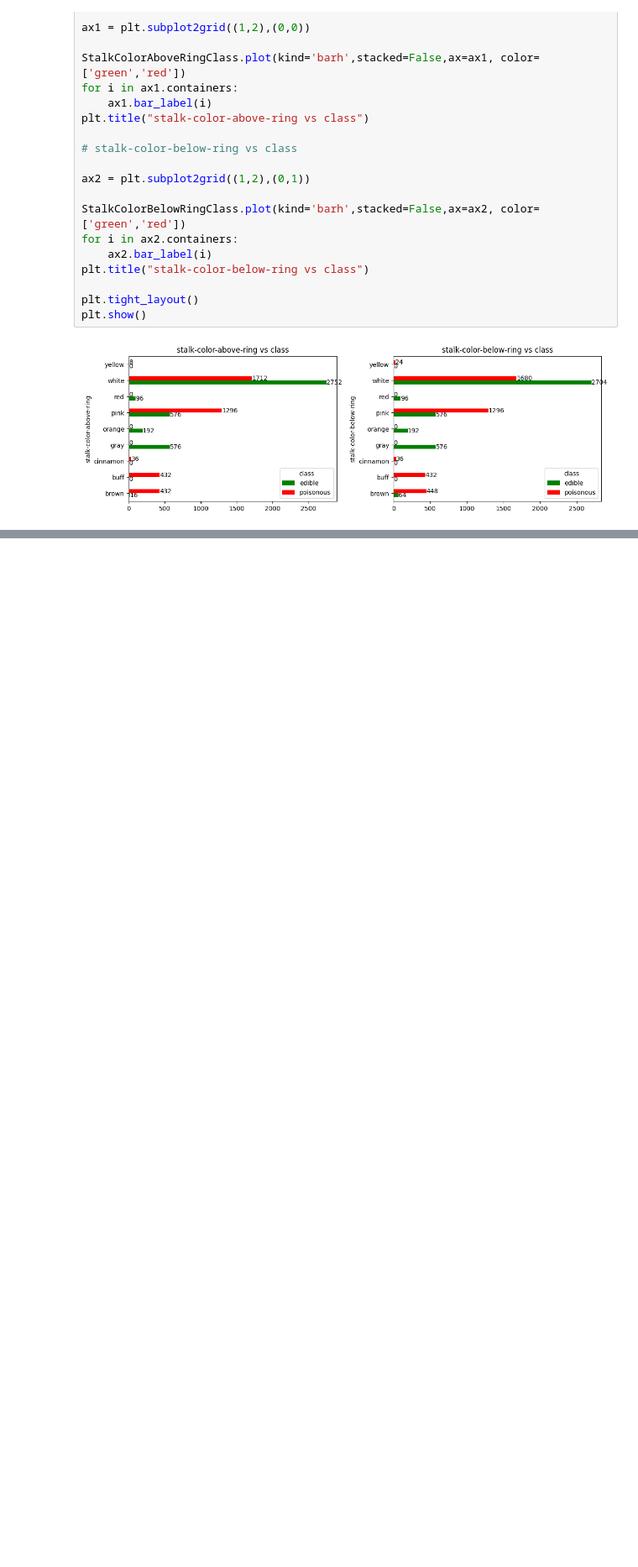
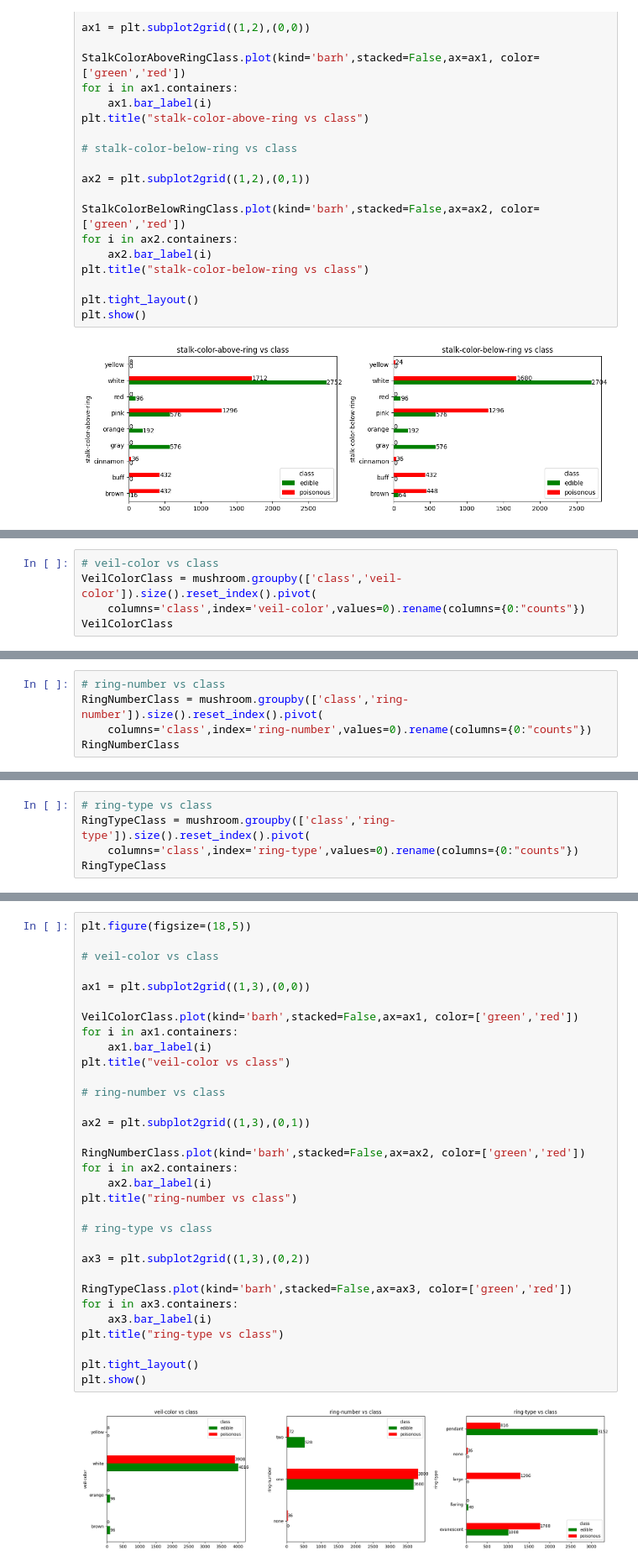
Before and after one commit to Akshay-Paunikar/iNeuron_Mushroom_Classification, a Jupyter notebook: mushroom/notebook/mushroom_EDA.ipynb, the cells around one changed output, grey strips where cells are left out. Shown at 84% size. Drawn from its saved outputs; the diff is of its cells as text; blank space fills up the shorter version.

```diff
--- a/mushroom/notebook/mushroom_EDA.ipynb
+++ b/mushroom/notebook/mushroom_EDA.ipynb
@@ -1019,0 +1008,5 @@ plt.show()
+# %%
+# veil-color vs class
+VeilColorClass = mushroom.groupby(['class','veil-color']).size().reset_index().pivot(
+    columns='class',index='veil-color',values=0).rename(columns={0:"counts"})
+VeilColorClass
@@ -1019,0 +1020,5 @@ plt.show()
+# %%
+# ring-number vs class
+RingNumberClass = mushroom.groupby(['class','ring-number']).size().reset_index().pivot(
+    columns='class',index='ring-number',values=0).rename(columns={0:"counts"})
+RingNumberClass
@@ -1019,0 +1031,5 @@ plt.show()
+# %%
+# ring-type vs class
+RingTypeClass = mushroom.groupby(['class','ring-type']).size().reset_index().pivot(
+    columns='class',index='ring-type',values=0).rename(columns={0:"counts"})
+RingTypeClass
@@ -1019,0 +1044,34 @@ plt.show()
+# %%
+plt.figure(figsize=(18,5))
+
+# veil-color vs class
+
+ax1 = plt.subplot2grid((1,3),(0,0))
+
+VeilColorClass.plot(kind='barh',stacked=False,ax=ax1, color=['green','red'])
+for i in ax1.containers:
+    ax1.bar_label(i)
+plt.title("veil-color vs class")
+
+# ring-number vs class
+
+ax2 = plt.subplot2grid((1,3),(0,1))
+
+RingNumberClass.plot(kind='barh',stacked=False,ax=ax2, color=['green','red'])
+for i in ax2.containers:
+    ax2.bar_label(i)
+plt.title("ring-number vs class")
+
+# ring-type vs class
+
+ax3 = plt.subplot2grid((1,3),(0,2))
+
+RingTypeClass.plot(kind='barh',stacked=False,ax=ax3, color=['green','red'])
+for i in ax3.containers:
+    ax3.bar_label(i)
+plt.title("ring-type vs class")
+
+plt.tight_layout()
+plt.show()
+# %% [output]
+[figure, added]
```
Also changed, not shown: parts of 12 cells of this notebook.
